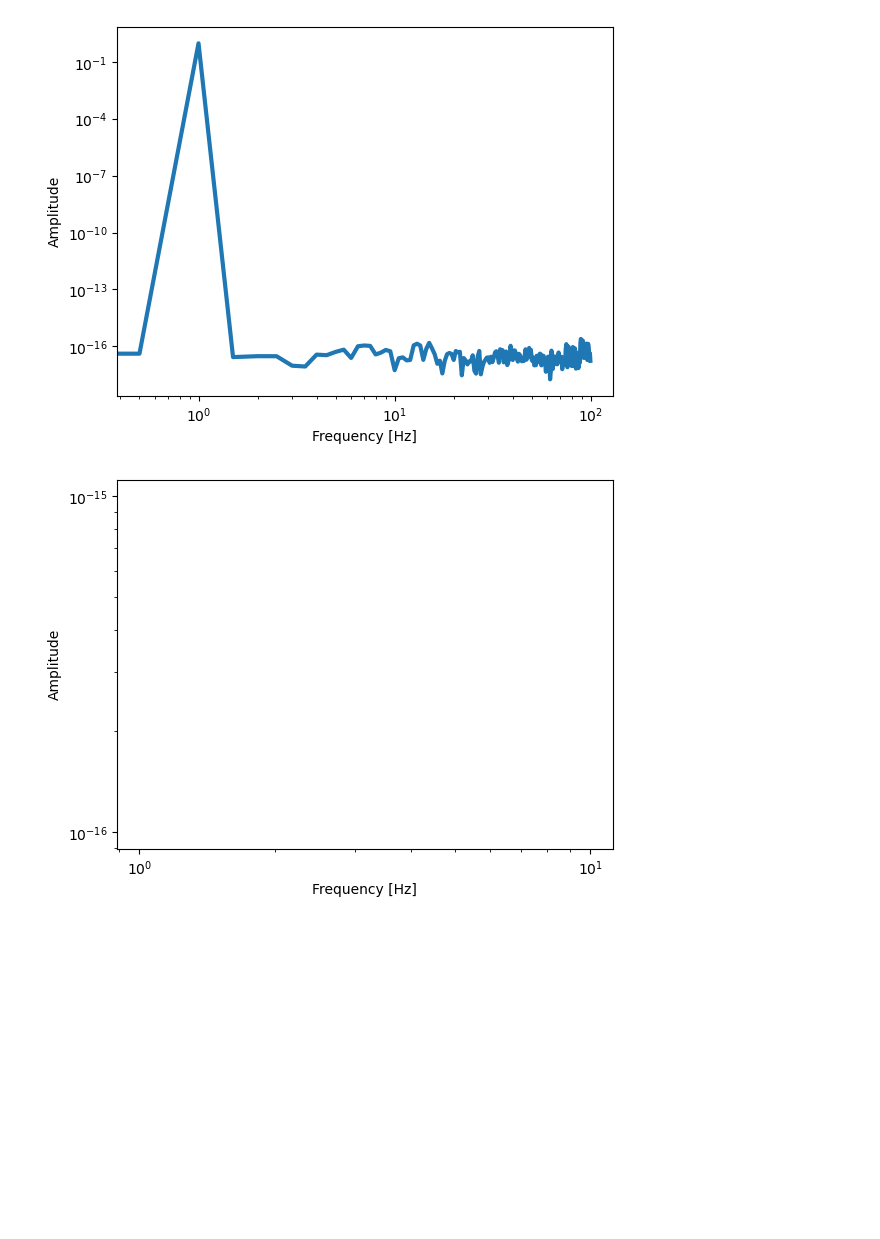
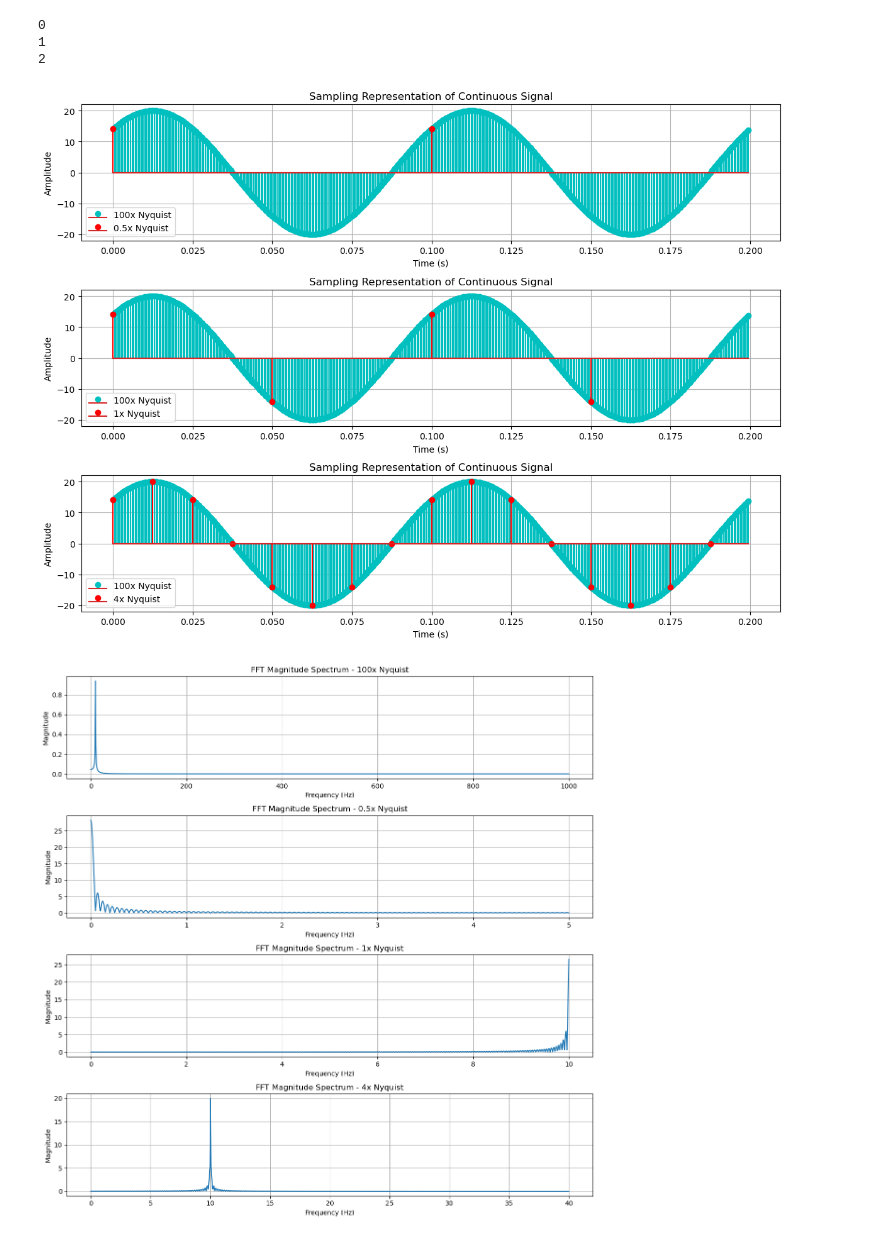
Before and after one commit to casager/DSP, a Jupyter notebook: Proj 2/CodingProject2.ipynb, the cells around one changed output. Drawn from its saved outputs; the diff is of its cells as text; code cells hidden in the pictures; blank space fills up the shorter version.

```diff
--- a/Proj 2/CodingProject2.ipynb
+++ b/Proj 2/CodingProject2.ipynb
@@ -20,11 +21,14 @@ N3 = duration * sample3
 # %%
 # Time array
-t = np.linspace(0, duration, int(N), endpoint=False)
-t1 = np.linspace(0, duration, int(N1), endpoint=False)
-t2 = np.linspace(0, duration, int(N2), endpoint=False)
-t3 = np.linspace(0, duration, int(N3), endpoint=False)
+t_og = np.linspace(0, duration1, int(N), endpoint=False)
+t1 = np.linspace(0, duration1, int(N1), endpoint=False)
+t2 = np.linspace(0, duration1, int(N2), endpoint=False)
+t3 = np.linspace(0, duration1, int(N3), endpoint=False)
 # Continuous sinusoidal signal
-continuous_signal = amplitude * np.sin(2 * np.pi * frequency * t+ np.pi/4)
+continuous_signal_og = amplitude * np.sin(2 * np.pi * frequency * t_og+ np.pi/4)
 continuous_signal1 = amplitude * np.sin(2 * np.pi * frequency * t1 + np.pi/4)
 continuous_signal2 = amplitude * np.sin(2 * np.pi * frequency * t2 + np.pi/4)
 continuous_signal3 = amplitude * np.sin(2 * np.pi * frequency * t3 + np.pi/4)
+cont_signals = [continuous_signal1, continuous_signal2, continuous_signal3]
+t = [t1, t2, t3]
+mult = [100, 0.5, 1, 4]
@@ -53,19 +34,0 @@ plt.show()
-# %%
-# fourier transform and frequency domain
-
-Y_k = np.fft.fft(continuous_signal)[0:int(N/2)]/N # FFT function from numpy
-Y_k[1:] = 2*Y_k[1:] # need to take the single-sided spectrum only
-Pxx = np.abs(Y_k) # be sure to get rid of imaginary part
-
-f = sampling_rate*np.arange((N/2))/N; # frequency vector
-# %%
-# plotting
-fig,ax = plt.subplots()
-plt.plot(f,Pxx,linewidth=3)
-ax.set_xscale('log')
-ax.set_yscale('log')
-plt.ylabel('Amplitude')
-plt.xlabel('Frequency [Hz]')
-plt.show()
-# %% [output]
-[figure, removed]
@@ -78,11 +35,22 @@ f1 = sample3*np.arange((N1/2))/N1; # frequency vector
-# %%
-# plotting
-fig,ax = plt.subplots()
-plt.plot(f1,Pxx1,linewidth=3)
-ax.set_xscale('log')
-ax.set_yscale('log')
-plt.ylabel('Amplitude')
-plt.xlabel('Frequency [Hz]')
-plt.show()
-# %% [output]
-[figure, removed]
+# %%
+plt.figure(figsize=(12, 9))
+#plt.subplot(len(cont_signals), 1, 1)
+#plt.stem(t_og, continuous_signal_og)
+for i, (signal, t_values) in enumerate(zip(cont_signals, t)):
+    #plt.stem(t_og, continuous_signal_og)
+    plt.subplot(len(cont_signals), 1, i+1)
+    plt.stem(t_og, continuous_signal_og, label=f'100x Nyquist', linefmt='c')
+    plt.stem(t_values, signal, label=f'{mult[i + 1]}x Nyquist', linefmt='r')
+    plt.title(f'Sampling Representation of Continuous Signal')
+    plt.xlabel('Time (s)')
+    plt.ylabel('Amplitude')
+    plt.grid(True)
+    plt.legend()
+    print(i)
+plt.tight_layout()
+plt.show()
+# %% [output]
+0
+1
+2
+[figure, added]
@@ -88,0 +97,15 @@ plt.show()
+# %%
+#for 100 * nyq, fs/2 = 1000 Hz
+#Throw this in loop to output each graph
+plt.figure(figsize=(12, 12))
+for i, (f, o) in enumerate(zip(freq_list, out_list)):
+    plt.subplot(len(freq_list), 1, i+1)
+    plt.plot(f, o, label=f'{mult[i]}x Nyquist')
+    plt.title(f'FFT Magnitude Spectrum - {mult[i]}x Nyquist')
+    plt.xlabel('Frequency (Hz)')
+    plt.ylabel('Magnitude')
+    plt.grid(True)
+plt.tight_layout()
+plt.show()
+# %% [output]
+[figure, added]
```
Also changed, not shown: parts of 25 cells of this notebook.
